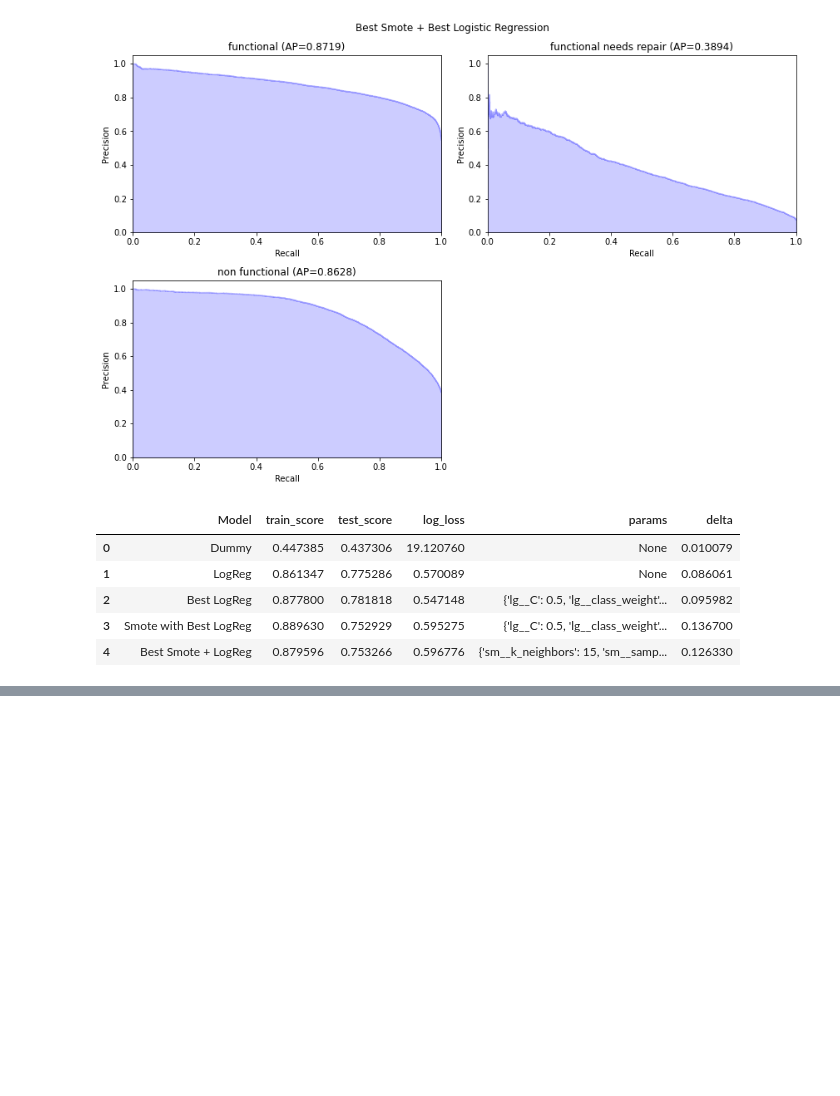
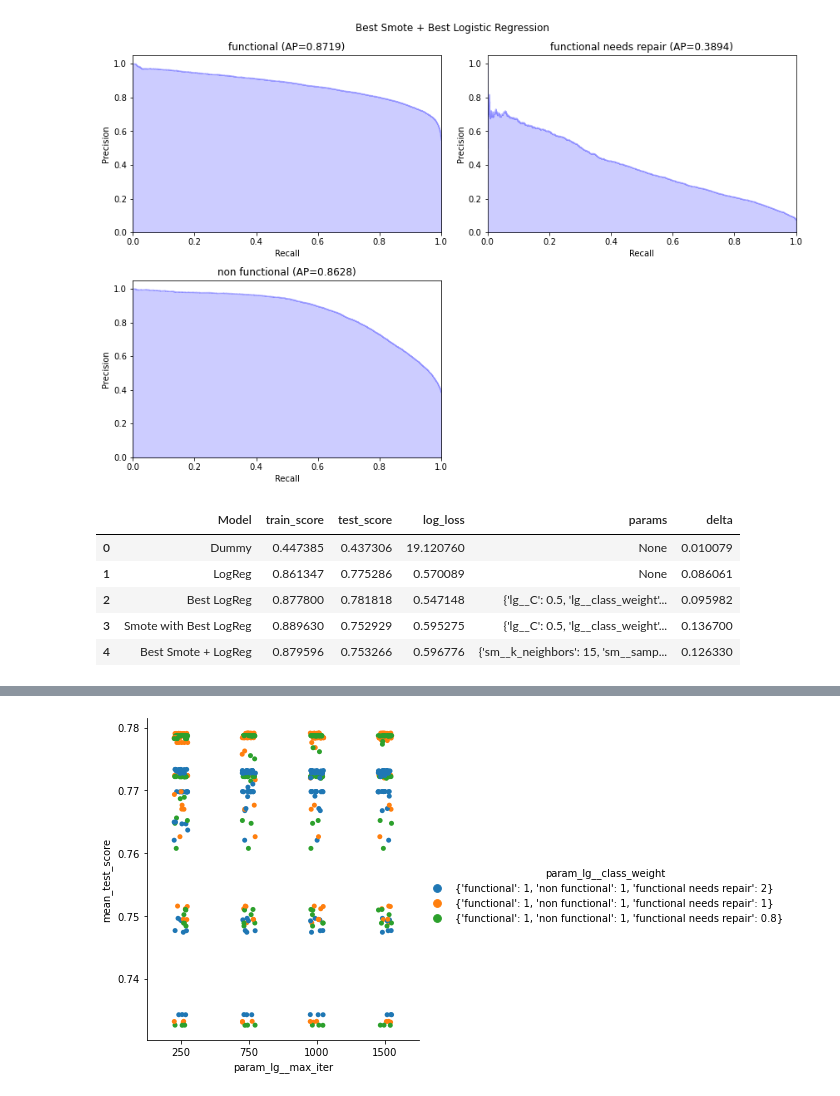
Before and after one commit to irwin-lam/PumpItUp, a Jupyter notebook: Visualizations.ipynb, the cells around one changed output, grey strips where cells are left out. Drawn from its saved outputs; the diff is of its cells as text; code cells hidden in the pictures; blank space fills up the shorter version.

```diff
--- a/Visualizations.ipynb
+++ b/Visualizations.ipynb
@@ -338,0 +447,4 @@ model
+# %%
+sns.catplot(data=lg_cv, x='param_lg__max_iter', y='mean_test_score', hue ='param_lg__class_weight');
+# %% [output]
+[figure, added]
```
Also changed, not shown: parts of 32 cells of this notebook, 14 other files.
